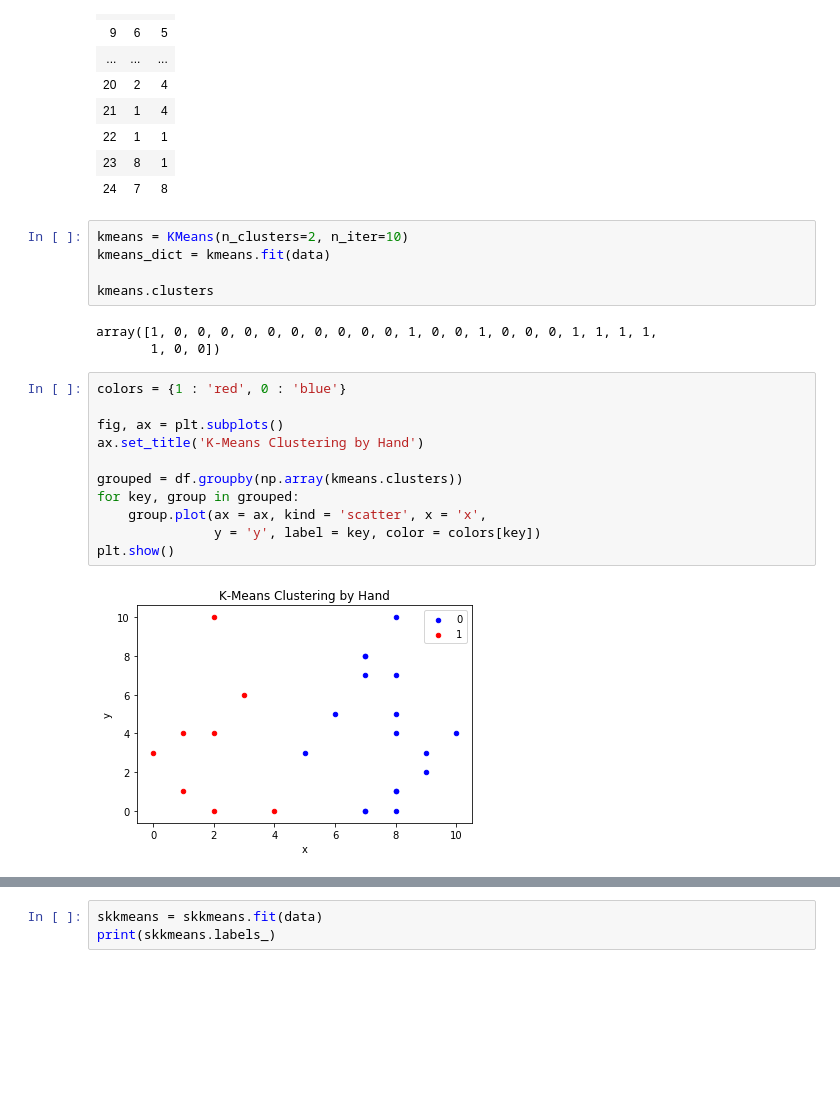
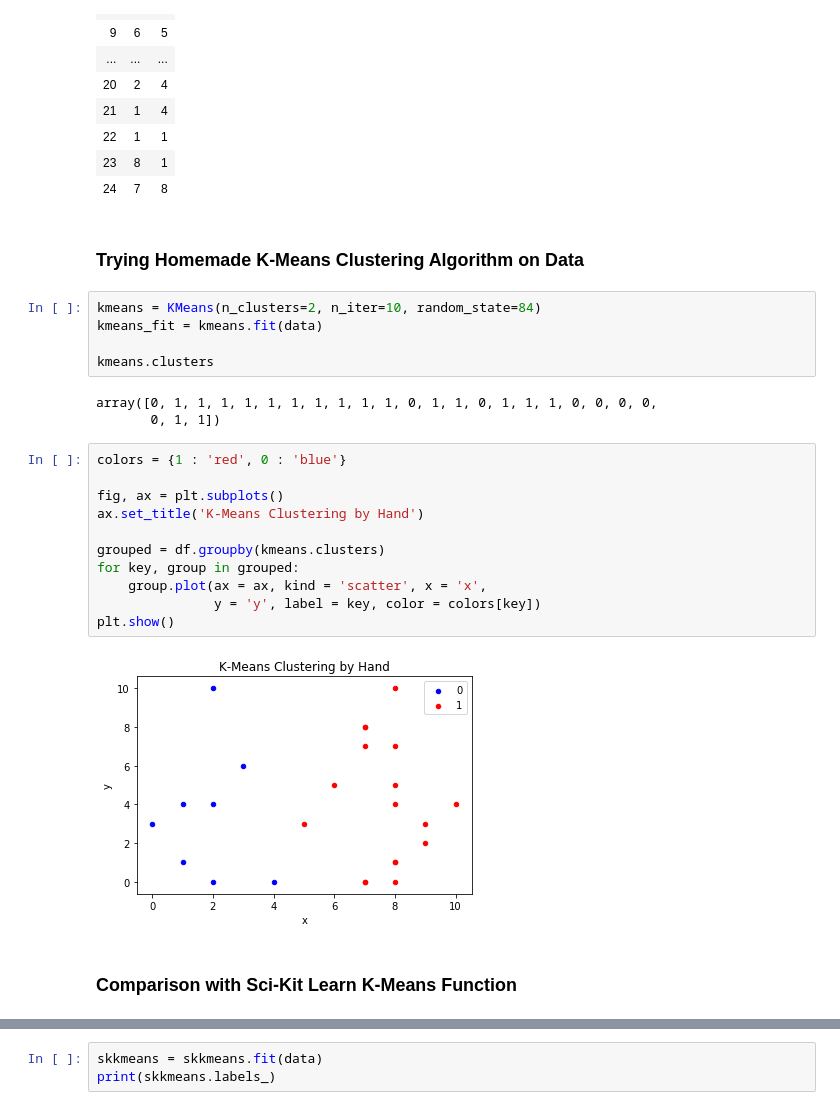
Before and after one commit to bloominstituteoftechnology/CS-Data-Science-Build-Week-1, a Jupyter notebook: KMeansClustering/KMeansTest.ipynb, the cells around one changed output, grey strips where cells are left out. Cells and saved outputs as stored; diff of their text form; blank space fills up the shorter version.

```diff
--- a/KMeansClustering/KMeansTest.ipynb
+++ b/KMeansClustering/KMeansTest.ipynb
@@ -99,25 +127,29 @@ df
 | 22 | 1 | 1 |
 | 23 | 8 | 1 |
 | 24 | 7 | 8 |
+# %% [markdown]
+### Trying Homemade K-Means Clustering Algorithm on Data
 # %%
-kmeans = KMeans(n_clusters=2, n_iter=10)
-kmeans_dict = kmeans.fit(data)
+kmeans = KMeans(n_clusters=2, n_iter=10, random_state=84)
+kmeans_fit = kmeans.fit(data)
 
 kmeans.clusters
 # %% [output]
-array([1, 0, 0, 0, 0, 0, 0, 0, 0, 0, 0, 1, 0, 0, 1, 0, 0, 0, 1, 1, 1, 1,
-       1, 0, 0])
+array([0, 1, 1, 1, 1, 1, 1, 1, 1, 1, 1, 0, 1, 1, 0, 1, 1, 1, 0, 0, 0, 0,
+       0, 1, 1])
 # %%
 colors = {1 : 'red', 0 : 'blue'}
 
 fig, ax = plt.subplots()
 ax.set_title('K-Means Clustering by Hand')
 
-grouped = df.groupby(np.array(kmeans.clusters))
+grouped = df.groupby(kmeans.clusters)
 for key, group in grouped:
     group.plot(ax = ax, kind = 'scatter', x = 'x',
                y = 'y', label = key, color = colors[key])
 plt.show()
 # %% [output]
-[figure, old version]
+[figure, new version]
+# %% [markdown]
+### Comparison with Sci-Kit Learn K-Means Function
 # %%
```
Also changed, not shown: parts of 14 cells of this notebook, 1 other file.
